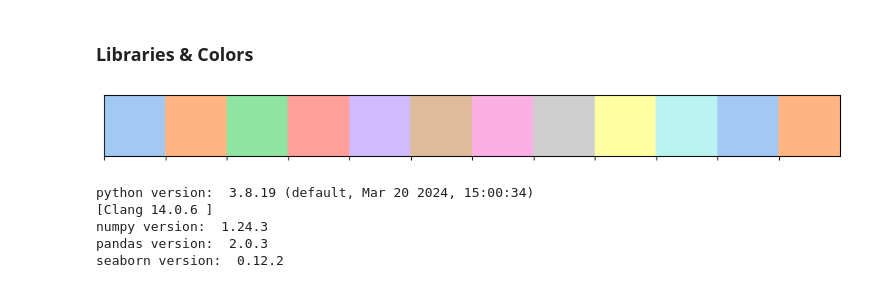
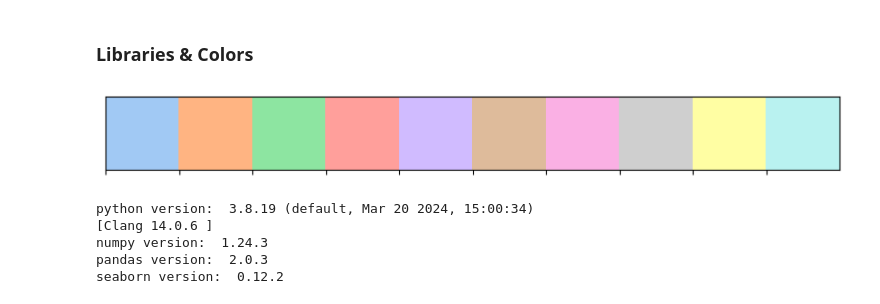
Before and after one commit to stopdemir/ecommerce-data-analysis, a Jupyter notebook: data_analysis.ipynb, the cells around one changed output. Drawn from its saved outputs; the diff is of its cells as text; code cells hidden in the pictures.

```diff
--- a/data_analysis.ipynb
+++ b/data_analysis.ipynb
@@ -22,9 +22,9 @@ import chart_studio
 from plotly_credentials import *
 chart_studio.tools.set_credentials_file(username=plotly_username, api_key=plotly_api_key)
 # %%
-sns.palplot(sns.color_palette('pastel', 12))
+sns.palplot(sns.color_palette('pastel', 10))
 # %% [output]
-[figure, old version]
+[figure, new version]
 # %%
 colors = sns.color_palette('pastel', 12)
 # %%
```
Also changed, not shown: parts of 1 cell of this notebook.
